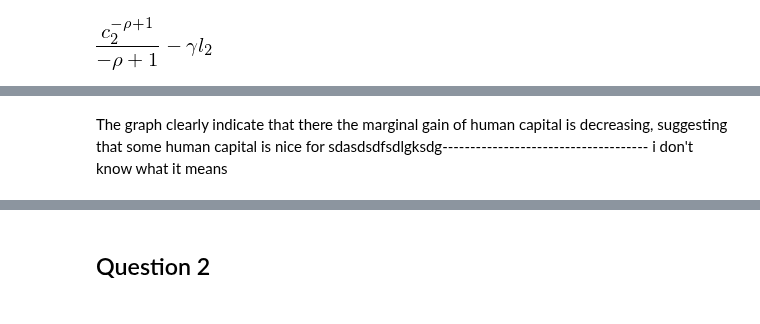
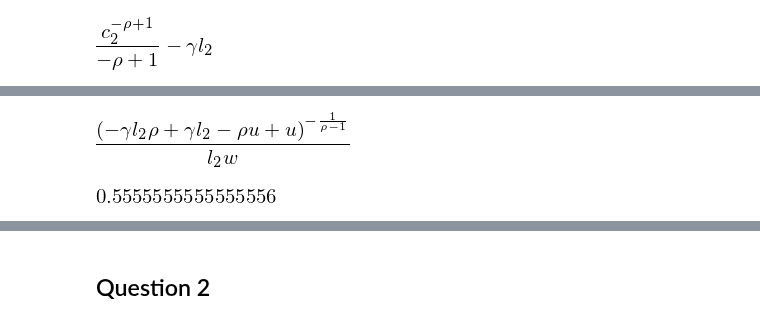
Before and after one commit to NumEconCopenhagen/projects-2019-al, a Jupyter notebook: examproject/August.ipynb, the cells around one changed output, grey strips where cells are left out. Saved outputs shown, nothing was run; the diff lists cells and outputs as text; code cells hidden in the pictures.

```diff
--- a/examproject/August.ipynb
+++ b/examproject/August.ipynb
@@ -137,6 +23,7 @@ c2 = sm.symbols('c2')
 l1 = sm.symbols('l1')
 l2 = sm.symbols('l2')
 exp = sm.symbols('E[v_2(h_2)]')
+u = sm.symbols("u")
 # %%
 u2 = (c2**(1-rho))/(1-rho)
 dis_u2 = gamma*l2
@@ -189,2 +43,8 @@ utility_ahc_plot(h2 = h_vec, w = 2, gamma = 0.1, rho = 2,hum_cap=1)
-# %% [markdown]
-The graph clearly indicate that there the marginal gain of human capital is decreasing, suggesting that some human capital is nice for sdasdsdfsdlgksdg------------------------------------- i don't know what it means
+# %%
+#we should not solve for l2 rigth? this is just a dummy of work or not
+#sol2 = sm.solve(sm.Eq(foc2,0),l2)[0]
+#sol2
+h2_sol = sm.solve(sm.Eq(total_u2_sub2,u),h2)[0]
+h2_sol
+# %% [output]
+[figure, added]
@@ -190,0 +73,5 @@ The graph clearly indicate that there the marginal gain of human capital is decr
+# %%
+#I calculatet the humam capital given b
+hum_cap_u(1,gamma,b,w,rho)
+# %% [output]
+[figure, added]
```
Also changed, not shown: parts of 36 cells of this notebook.
